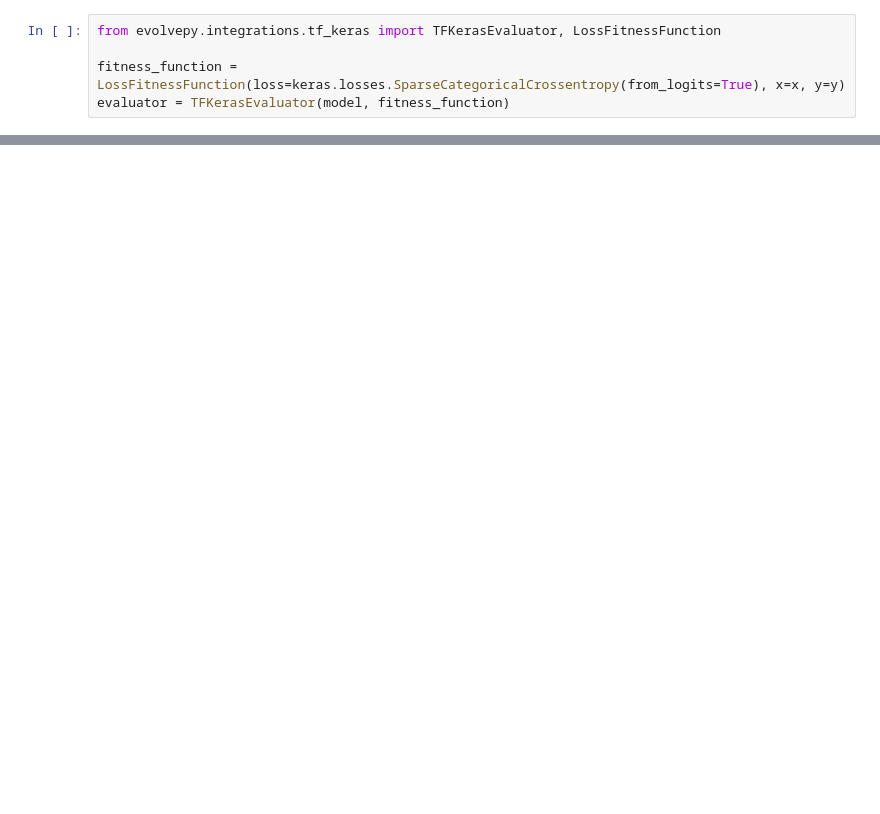
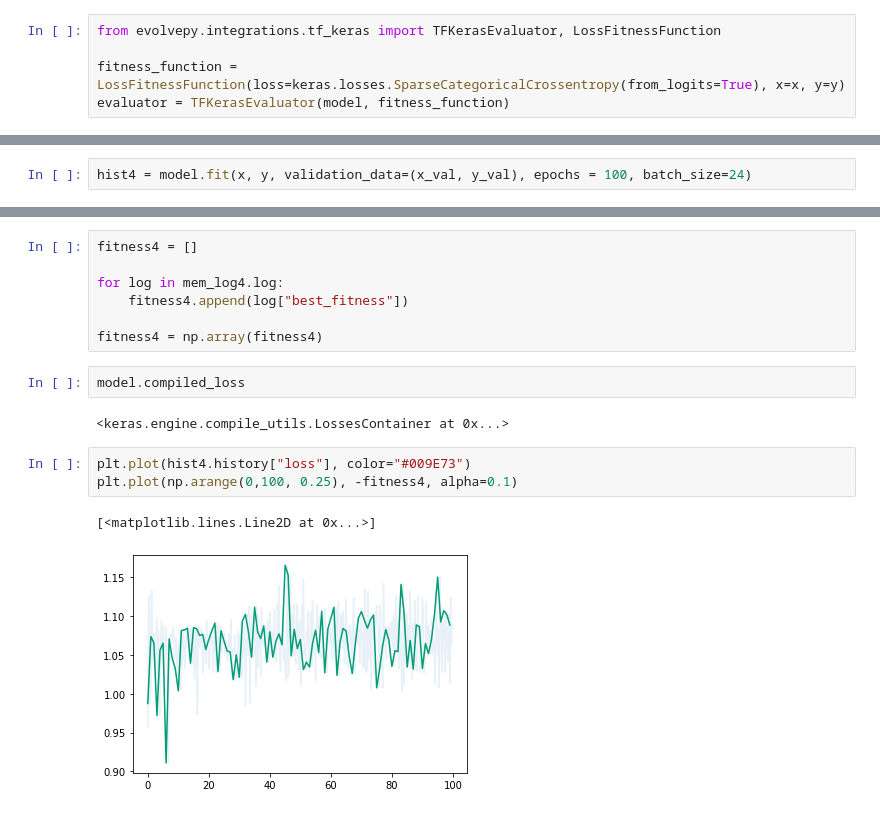
Before and after one commit to EltonCN/evolvepy, a Jupyter notebook: devel/keras_tests.ipynb, the cells around one changed output, grey strips where cells are left out. Cells and saved outputs as stored; diff of their text form; blank space fills up the shorter version.

```diff
--- a/devel/keras_tests.ipynb
+++ b/devel/keras_tests.ipynb
@@ -227,0 +139,2 @@ model.copy
+# %%
+hist4 = model.fit(x, y, validation_data=(x_val, y_val), epochs = 100, batch_size=24)
@@ -227,0 +202,17 @@ model.copy
+# %%
+fitness4 = []
+
+for log in mem_log4.log:
+    fitness4.append(log["best_fitness"])
+
+fitness4 = np.array(fitness4)
+# %%
+model.compiled_loss
+# %% [output]
+<keras.engine.compile_utils.LossesContainer at 0x...>
+# %%
+plt.plot(hist4.history["loss"], color="#009E73")
+plt.plot(np.arange(0,100, 0.25), -fitness4, alpha=0.1)
+# %% [output]
+[<matplotlib.lines.Line2D at 0x...>]
+[figure, added]
```
Also changed, not shown: parts of 49 cells of this notebook, 4 other files.
